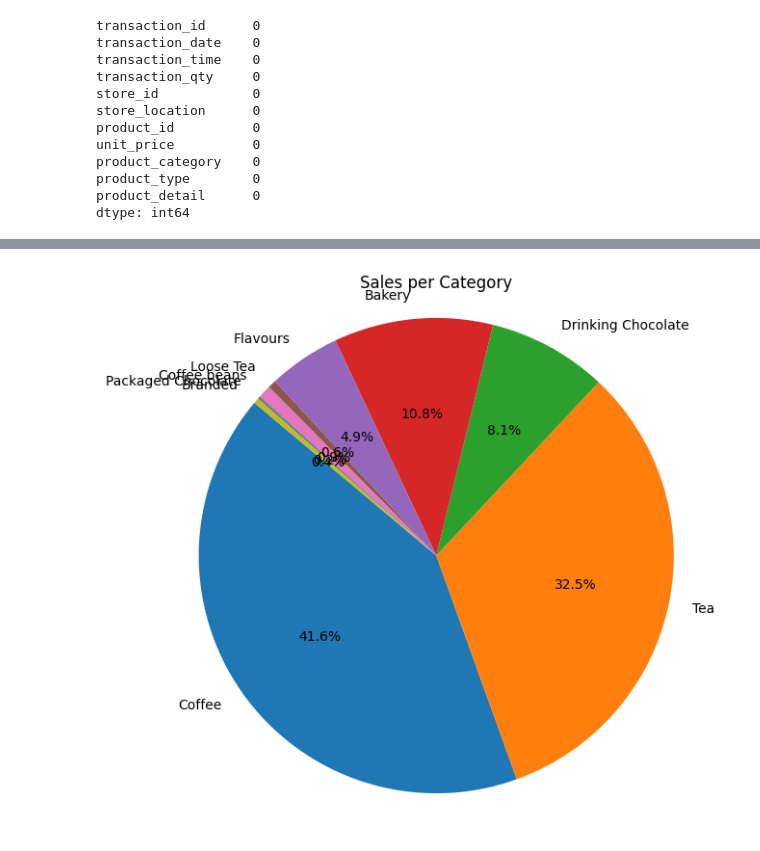
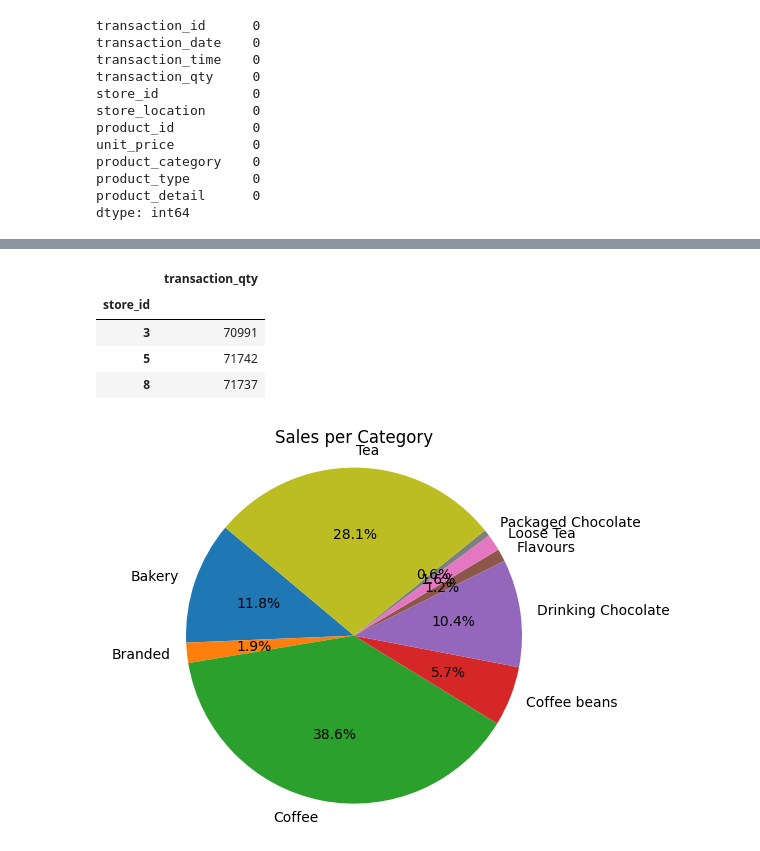
Before and after one commit to mthspm/DataAnalysePandas, a Jupyter notebook: src/CoffeShopSales/main.ipynb, the cells around one changed output, grey strips where cells are left out. Saved outputs shown, nothing was run; the diff lists cells and outputs as text; code cells hidden in the pictures.

```diff
--- a/src/CoffeShopSales/main.ipynb
+++ b/src/CoffeShopSales/main.ipynb
@@ -122,0 +102,3 @@ plt.show()
+# %%
+df['total_price'] = df['transaction_qty'] * df['unit_price']
+df
@@ -123,16 +128,20 @@ plt.show()
+# %%
+stores_sells = df[['store_id', 'transaction_qty']].groupby('store_id').sum()
+stores_sells
+# %% [output]
+|  | transaction_qty |
+| store_id |  |
+| 3 | 70991 |
+| 5 | 71742 |
+| 8 | 71737 |
 # %%
 # Pie Chart - Sales per category of product
 
-products_category = {}
-for category in df['product_category'].unique():
-    products_category[category] = df[df['product_category'] == category]['transaction_qty'].sum()
-
-df['product_category'].unique()
-
-plt.figure(figsize=(7, 7))
-plt.pie(products_category.values(), labels=products_category.keys(), autopct='%1.1f%%', startangle=140)
+stores_sells_product_category = df[['product_category', 'total_price']].groupby('product_category').sum()
+stores_sells_product_category.plot(kind='pie', y='total_price', autopct='%1.1f%%', startangle=140, legend=False)
 plt.axis('equal')
+plt.ylabel('')
 plt.title('Sales per Category')
 plt.show()
 # %% [output]
-[figure, old version]
+[figure, new version]
```
Also changed, not shown: parts of 14 cells of this notebook, 1 other file.
